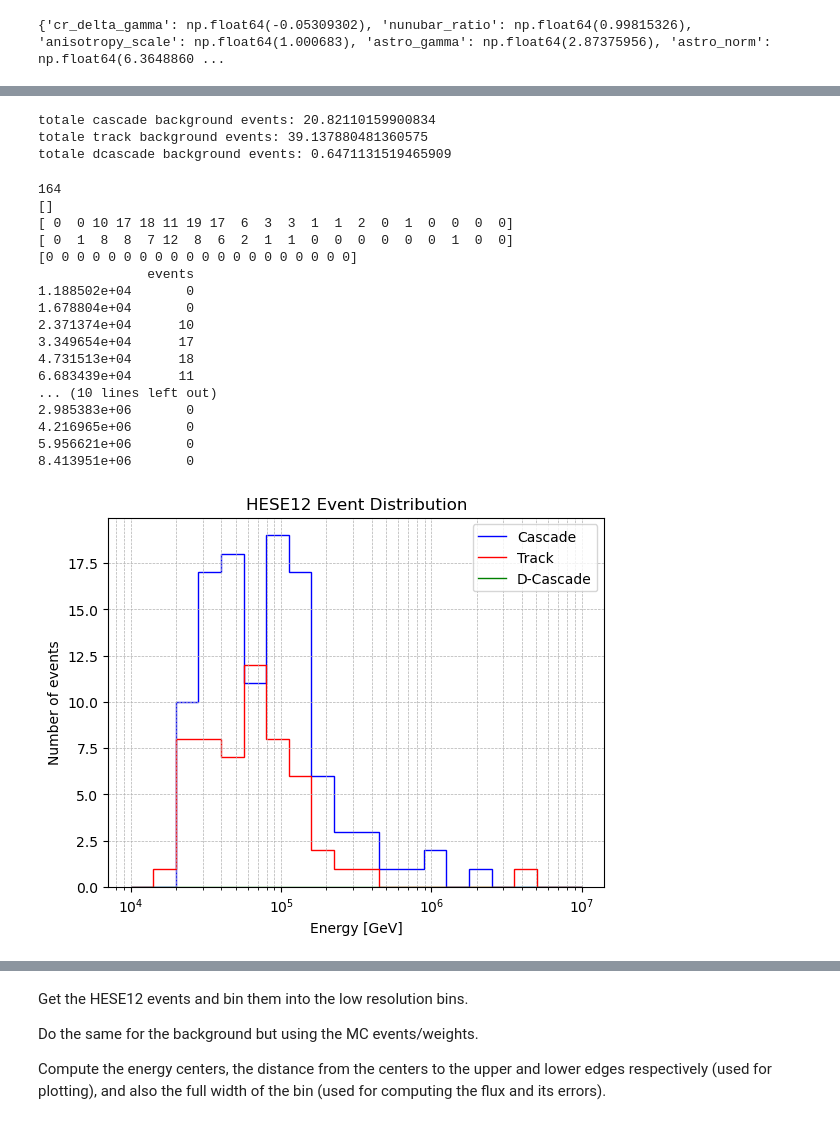
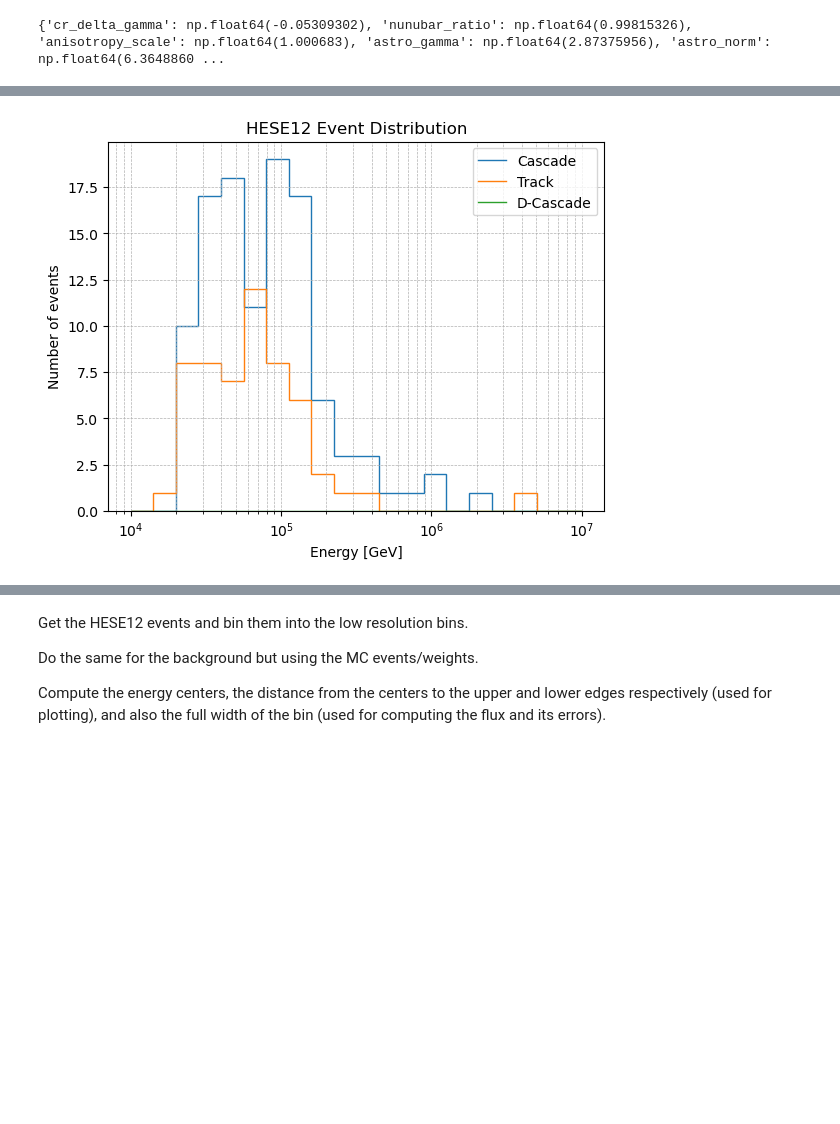
Before and after one commit to Astridsc/HESE-7-year-data-release, a Jupyter notebook: HESE-7-year-data-release/notebooks/hese12.ipynb, the cells around one changed output, grey strips where cells are left out. Saved outputs shown, nothing was run; the diff lists cells and outputs as text; code cells hidden in the pictures; blank space fills up the shorter version.

```diff
--- a/HESE-7-year-data-release/notebooks/hese12.ipynb
+++ b/HESE-7-year-data-release/notebooks/hese12.ipynb
@@ -28,4 +82,5 @@ print(params_dict)
 {'cr_delta_gamma': np.float64(-0.05309302), 'nunubar_ratio': np.float64(0.99815326), 'anisotropy_scale': np.float64(1.000683), 'astro_gamma': np.float64(2.87375956), 'astro_norm': np.float64(6.3648860 ...
 # %%
 mc = data_loader.load_mc(MC_FILENAMES, emin=energy_bins[0], emax=energy_bins[-1])
-data = data_loader.load_data("/home/astridaurora/HESE-7-year-data-release/HESE-7-year-data-release/resources/data/HESE_data.json", emin=energy_bins[0], emax=energy_bins[-1])
+data7 = data_loader.load_data("/home/astridaurora/HESE-7-year-data-release/HESE-7-year-data-release/resources/data/HESE_data.json", emin=energy_bins[0], emax=energy_bins[-1])
+data12 = data_loader.load_data("/home/astridaurora/HESE-7-year-data-release/HESE-7-year-data-release/resources/data/HESE12_data.json", emin=energy_bins[0], emax=energy_bins[-1])
@@ -116,55 +173,30 @@ Total dcascade events: 4.906829064826898
-# %%
-print('totale cascade background events:', np.sum(cascade_events_background))
-print('totale track background events:', np.sum(track_events_background))
-print('totale dcascade background events:', np.sum(dcascade_events_background))
-# %% [output]
-totale cascade background events: 20.82110159900834
-totale track background events: 39.137880481360575
-totale dcascade background events: 0.6471131519465909
 # %%
 cascade_energies12 = data12['recoDepositedEnergy'][data12['recoMorphology'] == 0]
 track_energies12 = data12['recoDepositedEnergy'][data12['recoMorphology'] == 1]
 dcascade_energies12 = data12['recoDepositedEnergy'][data12['recoMorphology'] == 2]
 
-cascade_events_12, bin_edges = np.histogram(cascade_energies12, bins=energy_bins_low_resolution)
-track_events_12, bin_edges = np.histogram(track_energies12, bins=energy_bins_low_resolution)
-dcascade_events_12, bin_edges = np.histogram(dcascade_energies12, bins=energy_bins_low_resolution)
+cascade_events_12, _ = np.histogram(cascade_energies12, bins=energy_bins_low_resolution)
+track_events_12, _ = np.histogram(track_energies12, bins=energy_bins_low_resolution)
+dcascade_events_12, _ = np.histogram(dcascade_energies12, bins=energy_bins_low_resolution)
 
 
-cascade_df = pd.DataFrame(cascade_events_12, index=bin_centers, columns=['events'])
-track_df = pd.DataFrame(track_events_12, index=bin_centers, columns=['events'])
-dcascade_df = pd.DataFrame(dcascade_events_12, index=bin_centers, columns=['events'])
+#cascade_df = pd.DataFrame(cascade_events_12, index=bin_centers, columns=['events'])
+#track_df = pd.DataFrame(track_events_12, index=bin_centers, columns=['events'])
+#dcascade_df = pd.DataFrame(dcascade_events_12, index=bin_centers, columns=['events'])
 
-plt.stairs(cascade_events_12, bin_edges, fill=False, color='blue', label='Cascade')
-plt.stairs(track_events_12, bin_edges, fill=False, color='red', label='Track')
-plt.stairs(dcascade_events_12, bin_edges, fill=False, color='green', label='D-Cascade')
+plt.stairs(cascade_events_12, energy_bins_low_resolution, fill=False, label='Cascade')
+plt.stairs(track_events_12, energy_bins_low_resolution, fill=False, label='Track')
+plt.stairs(dcascade_events_12, energy_bins_low_resolution, fill=False, label='D-Cascade')
 plt.xscale('log')
 #plt.yscale('log')
 plt.xlabel('Energy [GeV]')
 plt.ylabel('Number of events')
 plt.title('HESE12 Event Distribution')
 plt.legend()
 plt.grid(axis='both', which='both', linestyle='--', linewidth=0.5)
 plt.show()
 # %% [output]
-164
-[]
-[ 0  0 10 17 18 11 19 17  6  3  3  1  1  2  0  1  0  0  0  0]
-[ 0  1  8  8  7 12  8  6  2  1  1  0  0  0  0  0  0  1  0  0]
-[0 0 0 0 0 0 0 0 0 0 0 0 0 0 0 0 0 0 0 0]
-              events
-1.188502e+04       0
-1.678804e+04       0
-2.371374e+04      10
-3.349654e+04      17
-4.731513e+04      18
-6.683439e+04      11
-... (10 lines left out)
-2.985383e+06       0
-4.216965e+06       0
-5.956621e+06       0
-8.413951e+06       0
-[figure, old version]
+[figure, new version]
 # %%
 
 
```
Also changed, not shown: parts of 11 cells of this notebook, 1 other file.
